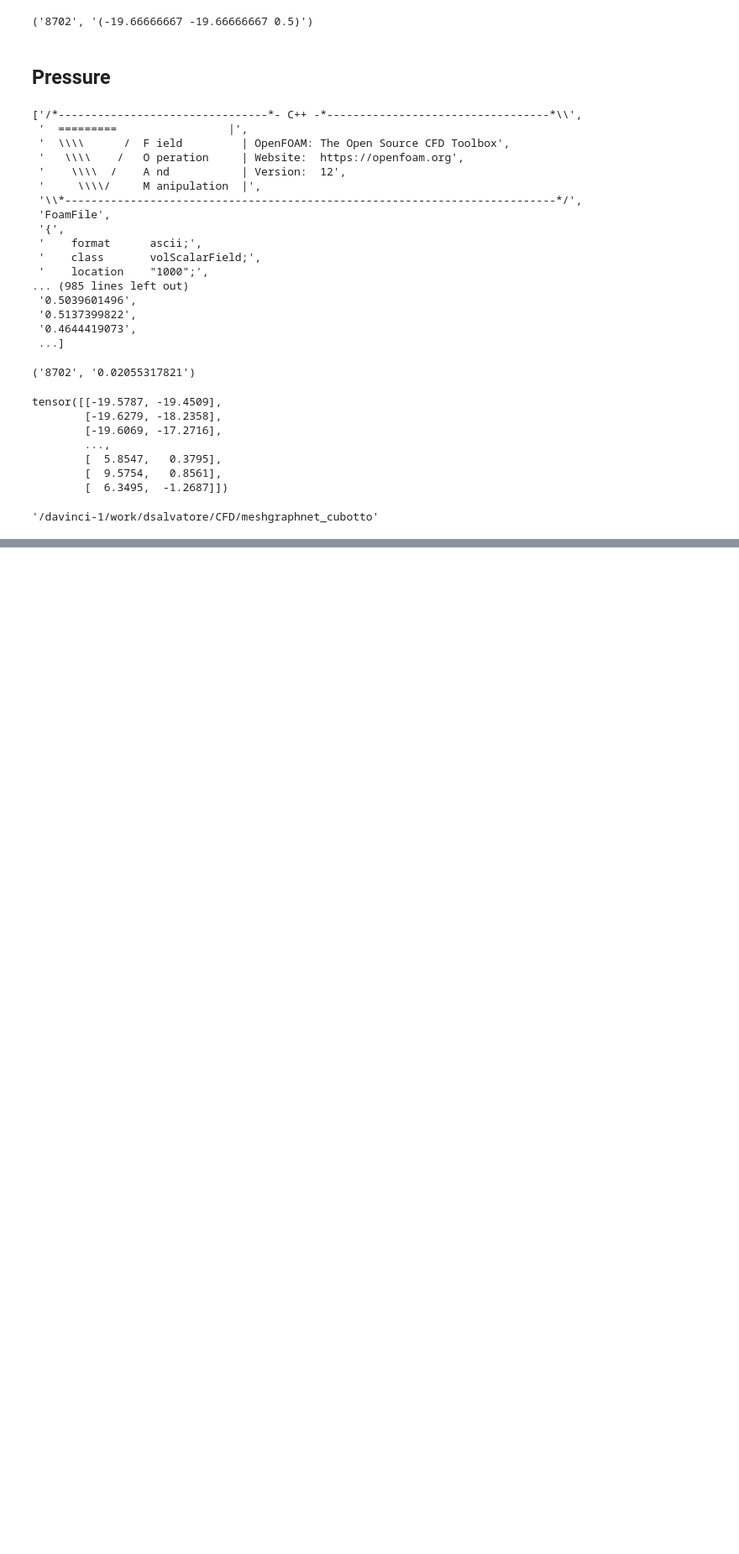
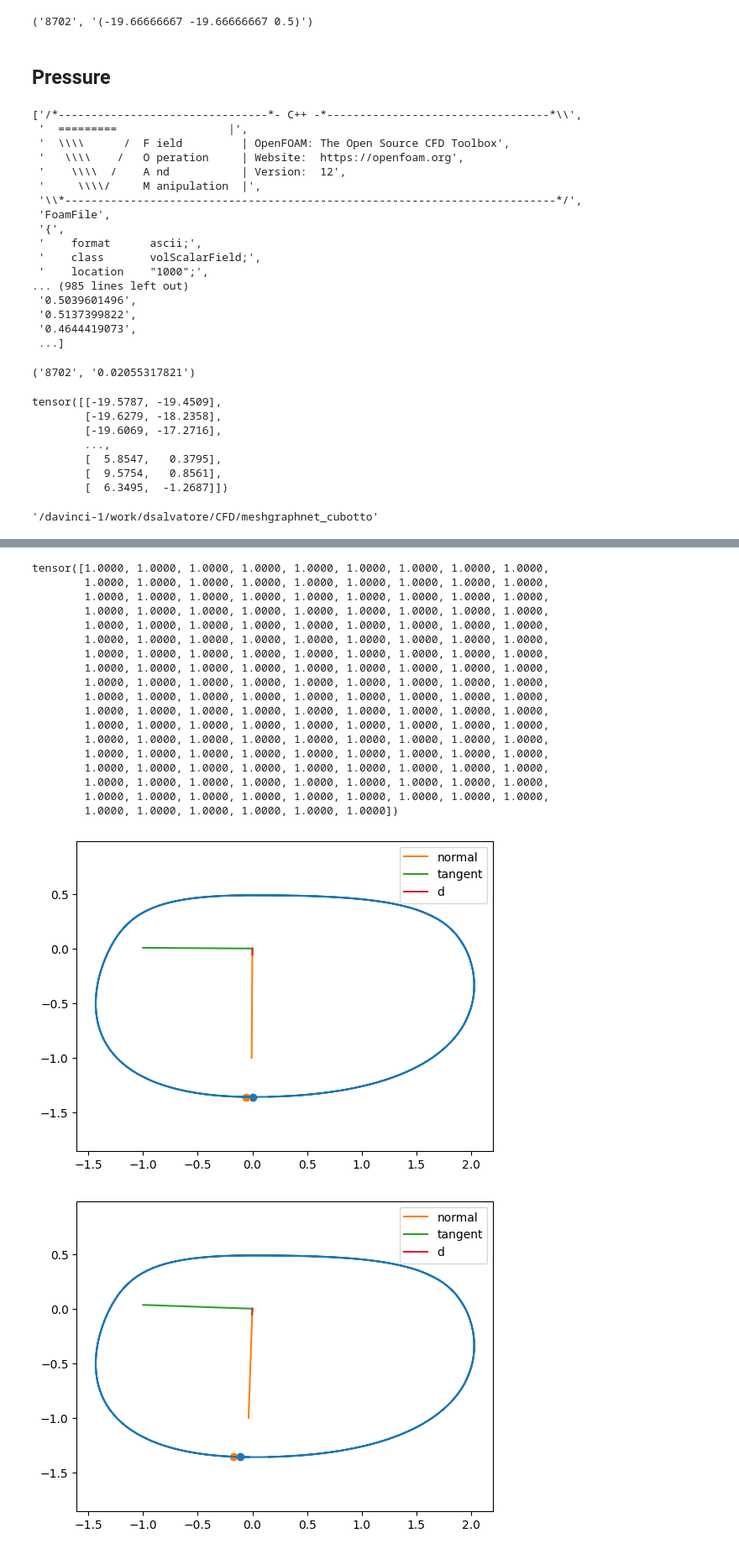
Before and after one commit to alesaso2000/MeshGraphNet-for-Steady-State-Solutions, a Jupyter notebook: read_openfoam.ipynb, the cells around one changed output, grey strips where cells are left out. Shown at 84% size. Drawn from its saved outputs; the diff is of its cells as text; code cells hidden in the pictures; blank space fills up the shorter version.

```diff
--- a/read_openfoam.ipynb
+++ b/read_openfoam.ipynb
@@ -743,0 +1419,7 @@ os.getcwd()
+# %%
+for n in range(1,30):
+    file_path = f'./data/test/raw/DSE-DACE100/workdir.{n}'
+    L, D = get_lift_drag_from_file(file_path)
+    CL, CD = 2*L, 2*D
+    cl_true, cd_true = read_Cs(file_path)
+    print(cl_true, CL, cd_true, CD)
@@ -743,0 +1444,12 @@ os.getcwd()
+# %%
+def read_Cs(file_path):
+    with open(os.path.join(file_path, 'outldm.txt'), 'r') as f:
+        cs = f.read().split()[-3:-1]
+    return cs
+
+for n in range(1,30):
+    file_path = f'./data/test/raw/DSE-DACE100/workdir.{n}'
+    L, D = get_lift_drag_from_file(file_path)
+    CL, CD = 2*L, 2*D
+    cl_true, cd_true = read_Cs(file_path)
+    print(cl_true, CL, cd_true, CD)
@@ -743,0 +1508,55 @@ os.getcwd()
+# %%
+owners, neighbours, points, faces, node_type_one_hot, body_faces, body_faces_idx = extract_polymesh('./data/test/raw/DSE-DACE100/workdir.2/constant/polyMesh')
+velocity, velocity_mean, pressure, pressure_mean, centers, body_coords = extract_fields('./data/test/raw/DSE-DACE100/workdir.2/1000')
+def get_d():
+    centers_body_faces = body_faces.mean(dim=1)
+    centers_cell_body = centers[owners[body_faces_idx]]
+    delta = centers_cell_body - centers_body_faces
+    return delta
+
+def get_body_velocities_pressures():
+    velocities = velocity_mean[owners[body_faces_idx]]
+    pressures = pressure_mean[owners[body_faces_idx]].squeeze()   # from (N,1) to (N,)
+    return velocities, pressures
+
+def get_tangents_normals():
+    angles = torch.arctan2(body_faces[:,0,1]-body_faces[:,1,1], body_faces[:,0,0]-body_faces[:,1,0])
+    normals = torch.stack((torch.sin(angles), -torch.cos(angles)), dim=-1)
+    tangents = torch.stack((-torch.cos(angles), -torch.sin(angles)), dim=-1)
+    return tangents, normals
+
+tangents,normals = get_tangents_normals()
+d = get_d()
+print(tangents[:,0]*normals[:,1] - tangents[:,1]*normals[:,0])
+
+for n in list(range(5))+[101, 50, 80, 100]:
+    plt.plot(body_coords[:,0], body_coords[:,1])
+    plt.scatter(body_faces[n,0,0], body_faces[n,0,1])
+    plt.scatter(body_faces[n,1,0], body_faces[n,1,1])
+    plt.plot([0,normals[n,0]], [0, normals[n,1]], label='normal')
+    plt.plot([0,tangents[n,0]], [0, tangents[n,1]], label='tangent')
+    plt.plot([0,d[n,0]*3], [0, d[n,1]*3], label='d')
+    plt.axis('equal')
+    plt.legend()
+    plt.show()
+# %% [output]
+tensor([1.0000, 1.0000, 1.0000, 1.0000, 1.0000, 1.0000, 1.0000, 1.0000, 1.0000,
+        1.0000, 1.0000, 1.0000, 1.0000, 1.0000, 1.0000, 1.0000, 1.0000, 1.0000,
+        1.0000, 1.0000, 1.0000, 1.0000, 1.0000, 1.0000, 1.0000, 1.0000, 1.0000,
+        1.0000, 1.0000, 1.0000, 1.0000, 1.0000, 1.0000, 1.0000, 1.0000, 1.0000,
+        1.0000, 1.0000, 1.0000, 1.0000, 1.0000, 1.0000, 1.0000, 1.0000, 1.0000,
+        1.0000, 1.0000, 1.0000, 1.0000, 1.0000, 1.0000, 1.0000, 1.0000, 1.0000,
+        1.0000, 1.0000, 1.0000, 1.0000, 1.0000, 1.0000, 1.0000, 1.0000, 1.0000,
+        1.0000, 1.0000, 1.0000, 1.0000, 1.0000, 1.0000, 1.0000, 1.0000, 1.0000,
+        1.0000, 1.0000, 1.0000, 1.0000, 1.0000, 1.0000, 1.0000, 1.0000, 1.0000,
+        1.0000, 1.0000, 1.0000, 1.0000, 1.0000, 1.0000, 1.0000, 1.0000, 1.0000,
+        1.0000, 1.0000, 1.0000, 1.0000, 1.0000, 1.0000, 1.0000, 1.0000, 1.0000,
+        1.0000, 1.0000, 1.0000, 1.0000, 1.0000, 1.0000, 1.0000, 1.0000, 1.0000,
+        1.0000, 1.0000, 1.0000, 1.0000, 1.0000, 1.0000, 1.0000, 1.0000, 1.0000,
+        1.0000, 1.0000, 1.0000, 1.0000, 1.0000, 1.0000, 1.0000, 1.0000, 1.0000,
+        1.0000, 1.0000, 1.0000, 1.0000, 1.0000, 1.0000, 1.0000, 1.0000, 1.0000,
+        1.0000, 1.0000, 1.0000, 1.0000, 1.0000, 1.0000, 1.0000, 1.0000, 1.0000,
+        1.0000, 1.0000, 1.0000, 1.0000, 1.0000, 1.0000, 1.0000, 1.0000, 1.0000,
+        1.0000, 1.0000, 1.0000, 1.0000, 1.0000, 1.0000])
+[figure, added]
+[figure, added]
```
Also changed, not shown: parts of 64 cells of this notebook, 5 other files.
